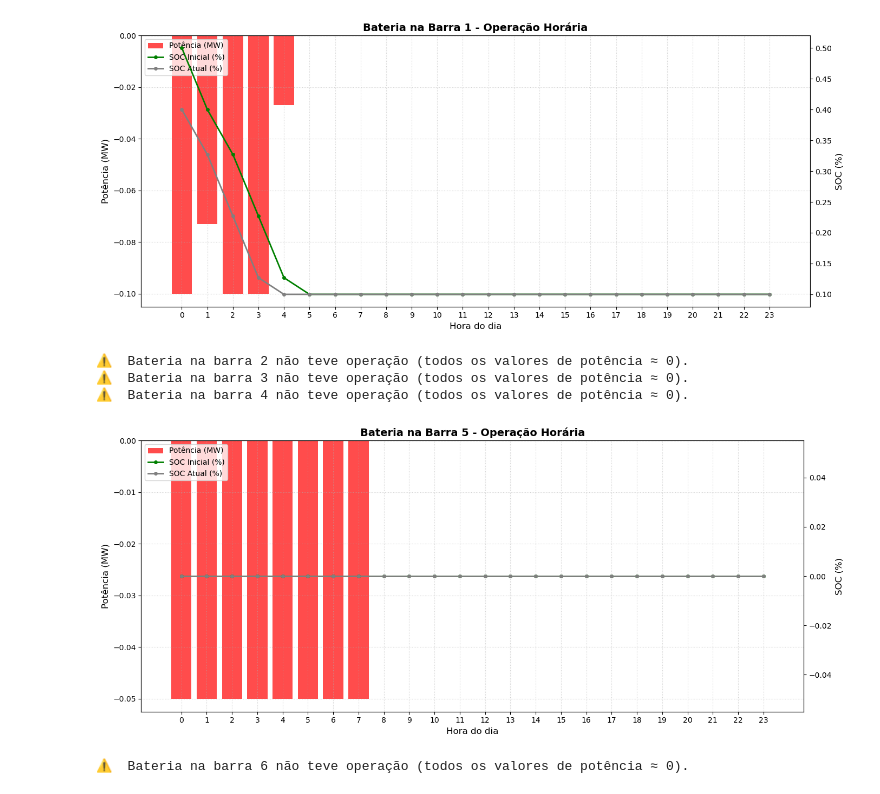
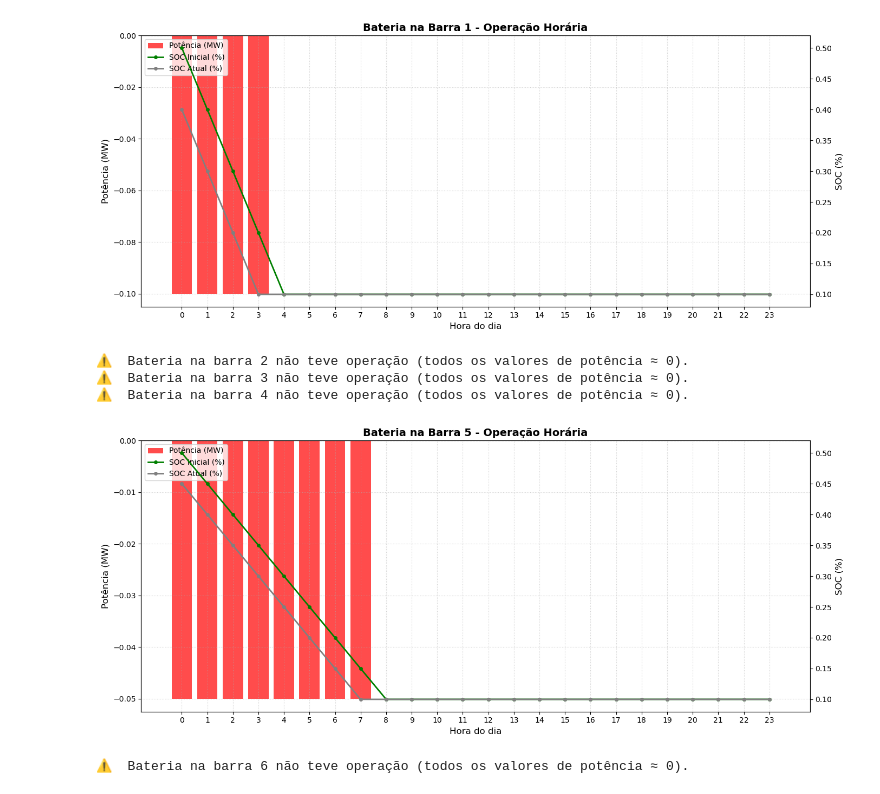
Before and after one commit to lucasedbraga/gopt-BessWindAgentOperator, a Jupyter notebook: IHM/BessWindOperation.ipynb, the cells around one changed output. Drawn from its saved outputs; the diff is of its cells as text; code cells hidden in the pictures.

```diff
--- a/IHM/BessWindOperation.ipynb
+++ b/IHM/BessWindOperation.ipynb
@@ -1,12 +1,12 @@
 # %%
 from PlotBessWindOperation import BatteryPlotter
 # %%
-plotter = BatteryPlotter(db_path='../DATA/output/resultados_PL.db',cen_id='20260222171104')
+plotter = BatteryPlotter(db_path='../DATA/output/resultados_PL.db',cen_id='20260222181450')
 plotter.plot_all_batteries()
 # %% [output]
-[figure, old version]
+[figure, new version]
 ⚠️  Bateria na barra 2 não teve operação (todos os valores de potência ≈ 0).
 ⚠️  Bateria na barra 3 não teve operação (todos os valores de potência ≈ 0).
 ⚠️  Bateria na barra 4 não teve operação (todos os valores de potência ≈ 0).
-[figure, old version]
+[figure, new version]
 ⚠️  Bateria na barra 6 não teve operação (todos os valores de potência ≈ 0).
```
Also changed, not shown: 3 other files.
